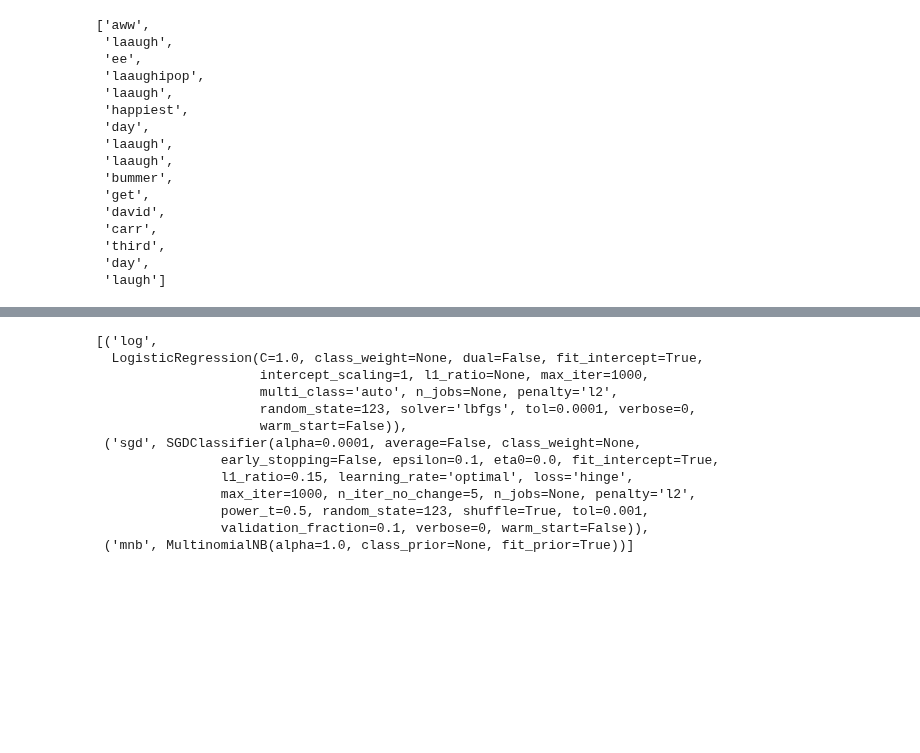
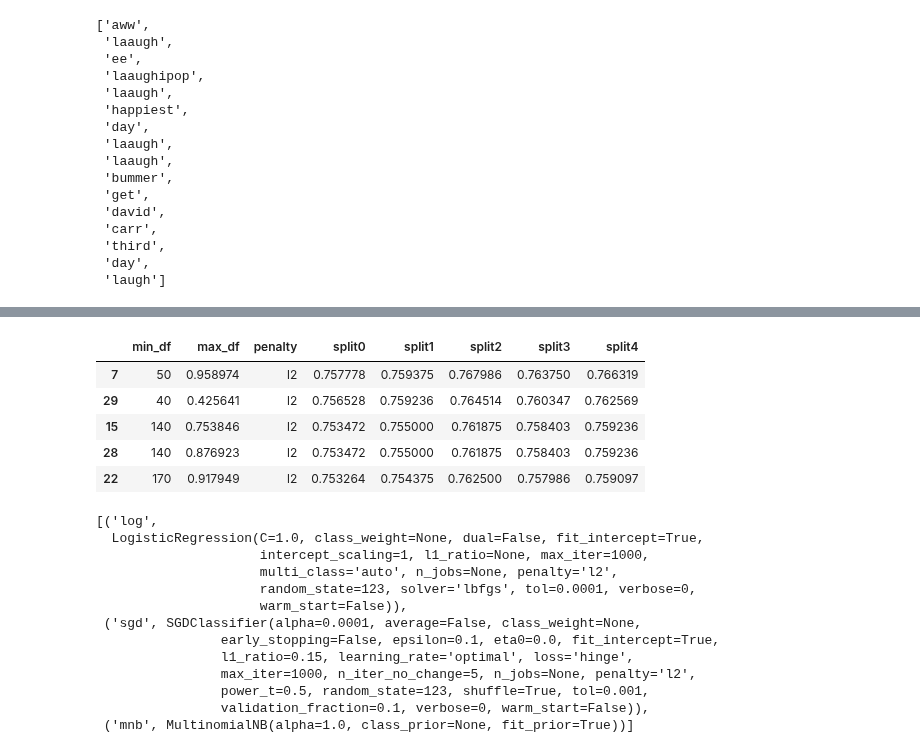
Before and after one commit to rachit-0032/col772, a Jupyter notebook: A2 - Twitter Sentiment Mining/submission.ipynb, the cells around one changed output, grey strips where cells are left out. Drawn from its saved outputs; the diff is of its cells as text; code cells hidden in the pictures; blank space fills up the shorter version.

```diff
--- a/A2 - Twitter Sentiment Mining/submission.ipynb
+++ b/A2 - Twitter Sentiment Mining/submission.ipynb
@@ -702,3 +835,20 @@ from sklearn.metrics import roc_curve, auc
+# %%
+columns = [col for col in r_search_results.columns
+           if re.search(r"split|param_", col)]
+r_summary = r_search_results[columns].copy()
+r_summary.columns = [re.sub(r'_test_score|param_', '', col)
+                     for col in r_summary.columns]
+columns = [col.split('__')[1] if '__' in col else col
+           for col in r_summary.columns ]
+r_summary.columns = columns
+r_summary.head()
+# %% [output]
+|  | min_df | max_df | penalty | split0 | split1 | split2 | split3 | split4 |
+| 7 | 50 | 0.958974 | l2 | 0.757778 | 0.759375 | 0.767986 | 0.763750 | 0.766319 |
+| 29 | 40 | 0.425641 | l2 | 0.756528 | 0.759236 | 0.764514 | 0.760347 | 0.762569 |
+| 15 | 140 | 0.753846 | l2 | 0.753472 | 0.755000 | 0.761875 | 0.758403 | 0.759236 |
+| 28 | 140 | 0.876923 | l2 | 0.753472 | 0.755000 | 0.761875 | 0.758403 | 0.759236 |
+| 22 | 170 | 0.917949 | l2 | 0.753264 | 0.754375 | 0.762500 | 0.757986 | 0.759097 |
 # %%
 def load_sent_word_net():
     sent_scores = collections.defaultdict(list)
```
Also changed, not shown: parts of 48 cells of this notebook.
